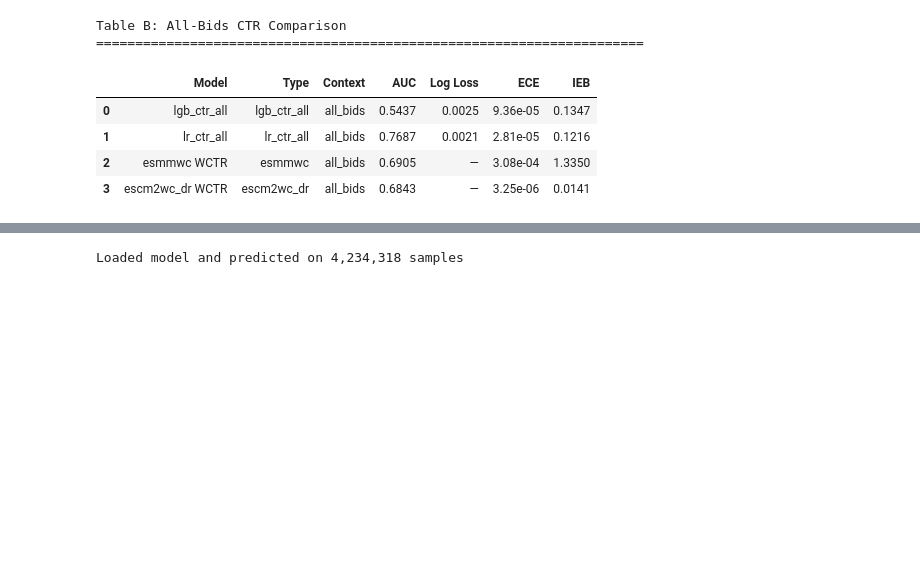
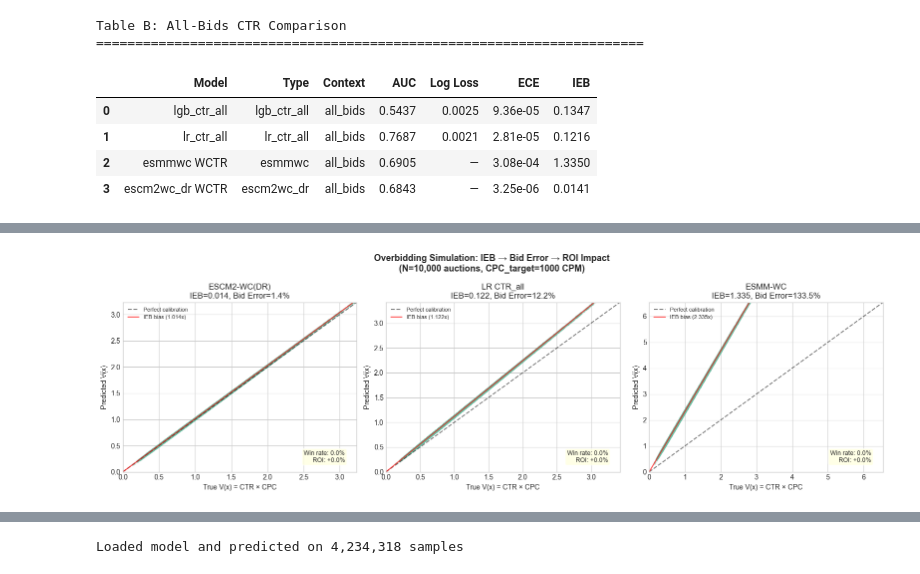
Before and after one commit to tae73/rtb_ipinyou, a Jupyter notebook: notebooks/03_prediction.ipynb, the cells around one changed output, grey strips where cells are left out. Cells and saved outputs as stored; diff of their text form; code cells hidden in the pictures; blank space fills up the shorter version.

```diff
--- a/notebooks/03_prediction.ipynb
+++ b/notebooks/03_prediction.ipynb
@@ -500,0 +699,88 @@ In first-price auctions, bid value is `V(x) = pCTR(x) × CPC_target`. **Calibrat
+# %%
+# 5-B. Overbidding Simulation: IEB impact on bidding ROI
+# V(x) = pCTR × CPC_target — IEB directly translates to bid error
+
+CPC_TARGET = 1000  # CPM (hypothetical)
+N_AUCTIONS = 10000  # Simulated auctions
+
+# Model IEB values (from results)
+model_ieb = {
+    'ESCM2-WC(DR)': 0.014,
+    'LR CTR_all': 0.122,
+    'ESMM-WC': 1.335,
+}
+
+# True CTR distribution (lognormal, matching observed stats)
+np.random.seed(42)
+true_ctr = np.random.lognormal(mean=np.log(0.001), sigma=0.5, size=N_AUCTIONS)
+true_ctr = np.clip(true_ctr, 1e-6, 0.1)  # Realistic CTR range
+
+# Simulate market prices (uniform around median 70 CPM)
+market_prices = np.random.uniform(30, 120, size=N_AUCTIONS)
+
+fig, axes = plt.subplots(1, 3, figsize=(16, 5))
+
+for ax_idx, (model_name, ieb) in enumerate(model_ieb.items()):
+    ax = axes[ax_idx]
+
+    # IEB = (pred_mean - actual_mean) / actual_mean
+    # → pred_mean = actual_mean × (1 + IEB)
+    # Model predicts with systematic bias proportional to IEB
+    bias_factor = 1 + ieb
+    pred_ctr = true_ctr * bias_factor
+
+    # Bid values
+    true_value = true_ctr * CPC_TARGET  # What we should bid
+    pred_value = pred_ctr * CPC_TARGET  # What model bids
+
+    # Outcomes
+    wins = pred_value >= market_prices
+    true_profit = np.where(wins, true_value - market_prices, 0)
+    total_cost = market_prices[wins].sum()
+    total_true_value = true_value[wins].sum()
+    roi = (total_true_value - total_cost) / total_cost * 100 if total_cost > 0 else 0
+
+    # Scatter: true value vs predicted value
+    ax.scatter(true_value, pred_value, alpha=0.15, s=8, c='C0')
+    lims = [0, np.percentile(np.concatenate([true_value, pred_value]), 99)]
+    ax.plot(lims, lims, 'k--', alpha=0.5, label='Perfect calibration')
+    ax.plot(lims, [l * bias_factor for l in lims], 'r-', alpha=0.7,
+            label=f'IEB bias ({bias_factor:.3f}x)')
+    ax.set_xlabel('True V(x) = CTR × CPC')
+    ax.set_ylabel('Predicted V(x)')
+    ax.set_xlim(lims)
+    ax.set_ylim(lims)
+    ax.set_title(f'{model_name}\nIEB={ieb:.3f}, Bid Error={ieb*100:.1f}%')
+    ax.legend(fontsize=8, loc='upper left')
+
+    # Stats annotation
+    stats_text = f'Win rate: {wins.mean()*100:.1f}%\nROI: {roi:+.1f}%'
+    ax.text(0.95, 0.05, stats_text, transform=ax.transAxes, fontsize=9,
+            ha='right', va='bottom', bbox=dict(boxstyle='round,pad=0.3',
+            facecolor='lightyellow', alpha=0.8))
+
+plt.suptitle('Overbidding Simulation: IEB → Bid Error → ROI Impact\n'
+             f'(N={N_AUCTIONS:,} auctions, CPC_target={CPC_TARGET} CPM)',
+             fontsize=13, fontweight='bold')
+plt.tight_layout()
+plt.savefig(FIG_PATH / '03_overbidding_simulation.png', dpi=150, bbox_inches='tight')
+plt.show()
+
+# Summary table
+print("\n=== Overbidding Simulation Summary ===")
+print(f"{'Model':<20s} {'IEB':>8s} {'Bid Error':>10s} {'Interpretation'}")
+print("=" * 70)
+for name, ieb in model_ieb.items():
+    if ieb < 0.05:
+        interp = "Near-optimal bidding"
+    elif ieb < 0.2:
+        interp = "Systematic underbidding → lost auctions"
+    else:
+        interp = "Extreme overbidding → negative ROI"
+    print(f"{name:<20s} {ieb:>8.3f} {ieb*100:>9.1f}% {interp}")
+
+print(f"\n→ ESCM2-WC(DR): 1.4% bid error is acceptable for production RTB")
+print(f"  LR CTR_all: 12.2% systematic bias compounds over millions of bids")
+print(f"  ESMM-WC: 133.5% bias makes the model unusable for bid pricing")
+# %% [output]
+[figure, added]
```
Also changed, not shown: parts of 32 cells of this notebook, 11 other files.
